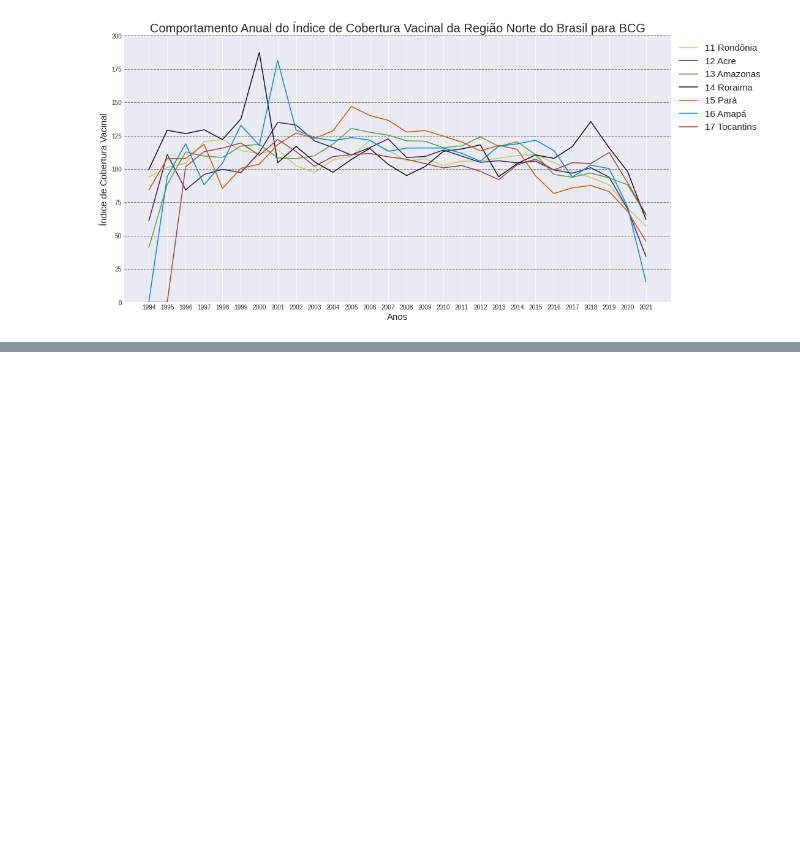
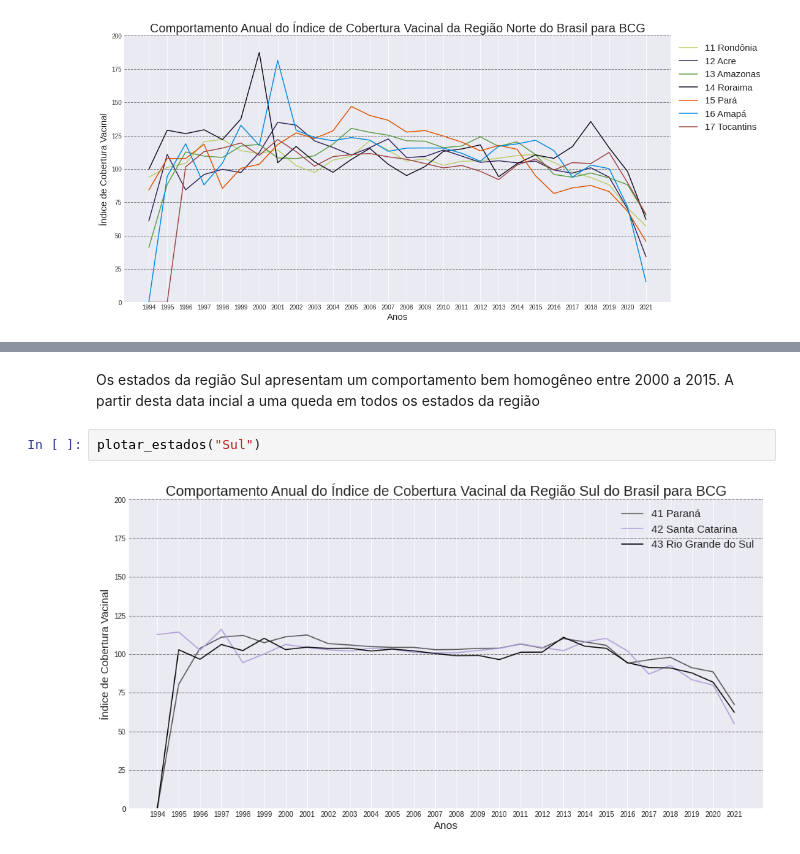
Before and after one commit to laugustovieira/imunizacao, a Jupyter notebook: imunizacao.ipynb, the cells around one changed output, grey strips where cells are left out. Cells and saved outputs as stored; diff of their text form; blank space fills up the shorter version.

```diff
--- a/imunizacao.ipynb
+++ b/imunizacao.ipynb
@@ -271,0 +296,6 @@ plotar_estados("Norte")
+# %% [markdown]
+Os estados da região Sul apresentam um comportamento bem homogêneo entre 2000 a 2015. A partir desta data incial a uma queda em todos os estados da região
+# %%
+plotar_estados("Sul")
+# %% [output]
+[figure, added]
```
Also changed, not shown: parts of 19 cells of this notebook.
